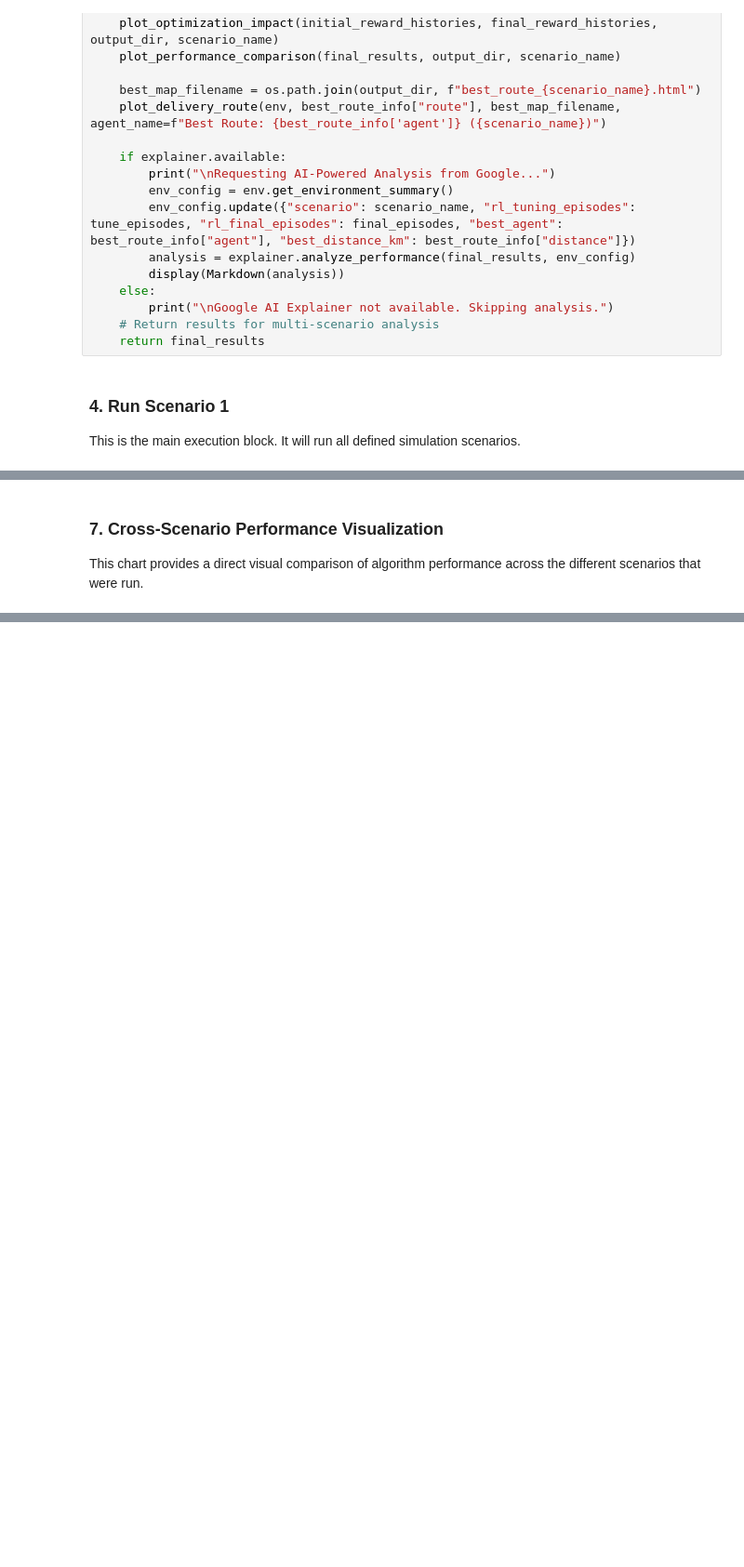
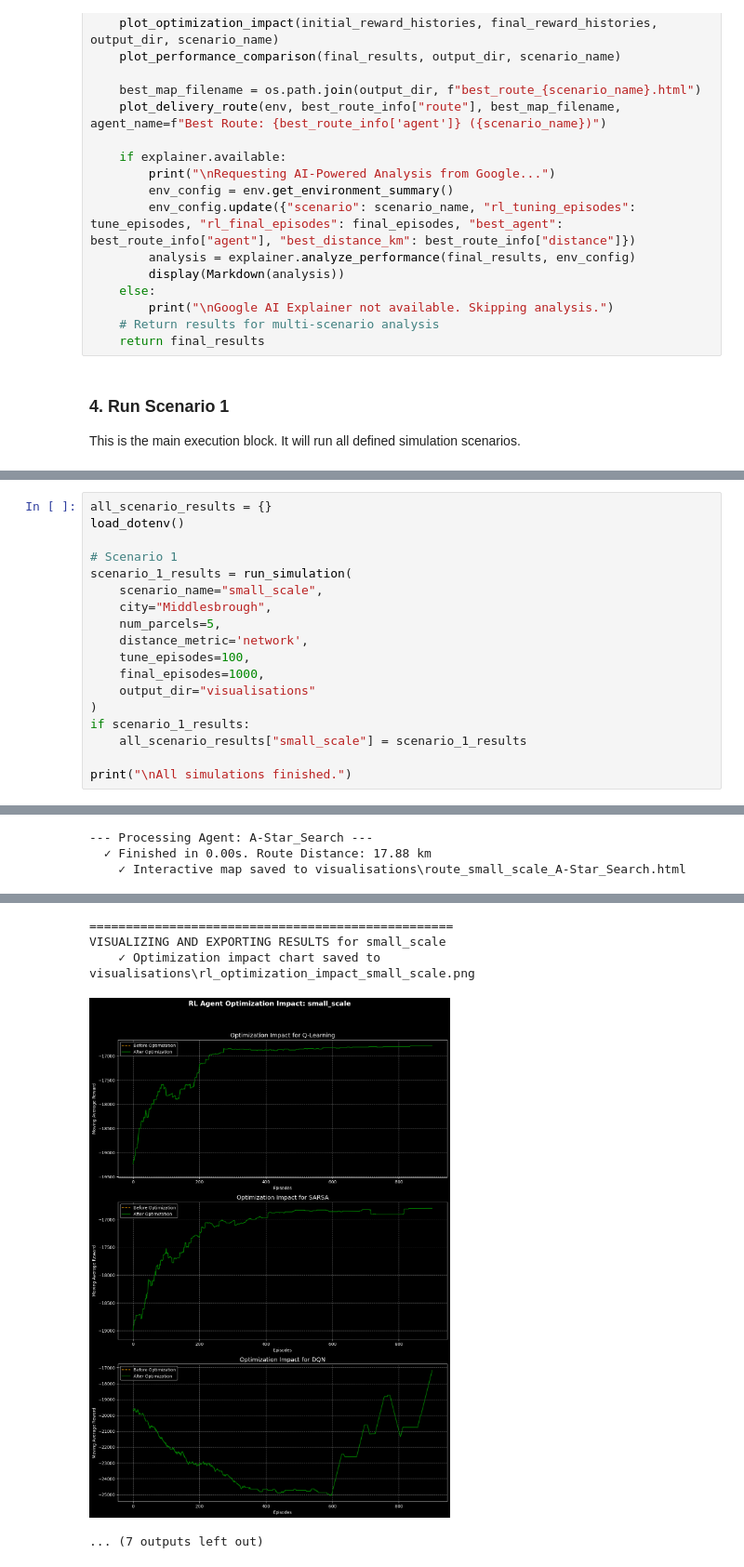
Before and after one commit to s3527013/AI_ICA, a Jupyter notebook: delivery_optimisation.ipynb, the cells around one changed output, grey strips where cells are left out. Shown at 93% size. Saved outputs shown, nothing was run; the diff lists cells and outputs as text; blank space fills up the shorter version.

```diff
--- a/delivery_optimisation.ipynb
+++ b/delivery_optimisation.ipynb
@@ -419,3 +214,19 @@ This algorithm represents the ideal balance of performance, providing top-tier r
-# %% [markdown]
-### 7. Cross-Scenario Performance Visualization
-This chart provides a direct visual comparison of algorithm performance across the different scenarios that were run.
+# %%
+all_scenario_results = {}
+load_dotenv()
+
+# Scenario 1
+scenario_1_results = run_simulation(
+    scenario_name="small_scale",
+    city="Middlesbrough",
+    num_parcels=5,
+    distance_metric='network',
+    tune_episodes=100,
+    final_episodes=1000,
+    output_dir="visualisations"
+)
+if scenario_1_results:
+    all_scenario_results["small_scale"] = scenario_1_results
+
+print("\nAll simulations finished.")
+# %% [output]
@@ -421,0 +269,3 @@ This chart provides a direct visual comparison of algorithm performance across t
+--- Processing Agent: A-Star_Search ---
+  ✓ Finished in 0.00s. Route Distance: 17.88 km
+    ✓ Interactive map saved to visualisations\route_small_scale_A-Star_Search.html
@@ -421,0 +273,5 @@ This chart provides a direct visual comparison of algorithm performance across t
+==================================================
+VISUALIZING AND EXPORTING RESULTS for small_scale
+    ✓ Optimization impact chart saved to visualisations\rl_optimization_impact_small_scale.png
+[figure, added]
+... (7 outputs left out)
```
Also changed, not shown: parts of 14 cells of this notebook, 28 other files.
